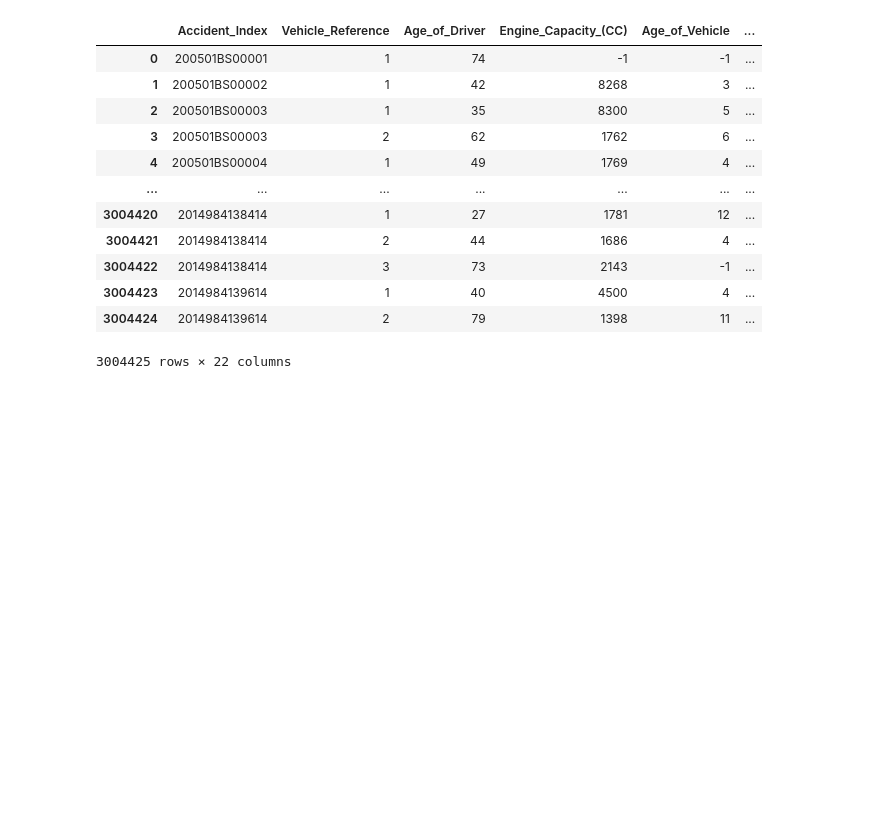
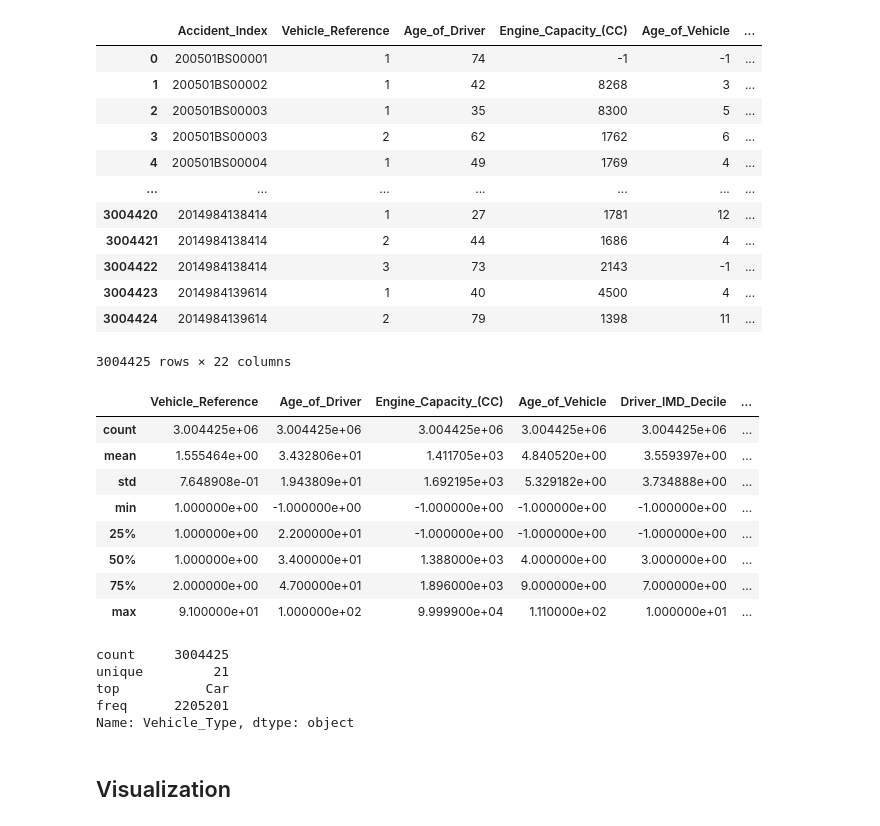
Before and after one commit to jojopirker/sdcProject, a Jupyter notebook: notebooks/1_Inital_Analysis.ipynb, the cells around one changed output. Saved outputs shown, nothing was run; the diff lists cells and outputs as text; code cells hidden in the pictures; blank space fills up the shorter version.

```diff
--- a/notebooks/1_Inital_Analysis.ipynb
+++ b/notebooks/1_Inital_Analysis.ipynb
@@ -271,3 +295,23 @@ vehicles_full
 | 3004423 | 2014984139614 | 1 | 40 | 4500 | 4 | ... |
 | 3004424 | 2014984139614 | 2 | 79 | 1398 | 11 | ... |
 3004425 rows × 22 columns
+# %%
+vehicles_full.describe()
+# %% [output]
+|  | Vehicle_Reference | Age_of_Driver | Engine_Capacity_(CC) | Age_of_Vehicle | Driver_IMD_Decile | ... |
+| count | 3.004425e+06 | 3.004425e+06 | 3.004425e+06 | 3.004425e+06 | 3.004425e+06 | ... |
+| mean | 1.555464e+00 | 3.432806e+01 | 1.411705e+03 | 4.840520e+00 | 3.559397e+00 | ... |
+| std | 7.648908e-01 | 1.943809e+01 | 1.692195e+03 | 5.329182e+00 | 3.734888e+00 | ... |
+| min | 1.000000e+00 | -1.000000e+00 | -1.000000e+00 | -1.000000e+00 | -1.000000e+00 | ... |
+| 25% | 1.000000e+00 | 2.200000e+01 | -1.000000e+00 | -1.000000e+00 | -1.000000e+00 | ... |
+| 50% | 1.000000e+00 | 3.400000e+01 | 1.388000e+03 | 4.000000e+00 | 3.000000e+00 | ... |
+| 75% | 2.000000e+00 | 4.700000e+01 | 1.896000e+03 | 9.000000e+00 | 7.000000e+00 | ... |
+| max | 9.100000e+01 | 1.000000e+02 | 9.999900e+04 | 1.110000e+02 | 1.000000e+01 | ... |
+# %%
+vehicles_full['Vehicle_Type'].describe()
+# %% [output]
+count     3004425
+unique         21
+top           Car
+freq      2205201
+Name: Vehicle_Type, dtype: object
@@ -273,0 +320,2 @@ vehicles_full
+# %% [markdown]
+## Visualization
```
Also changed, not shown: parts of 34 cells of this notebook, 1 other file.
